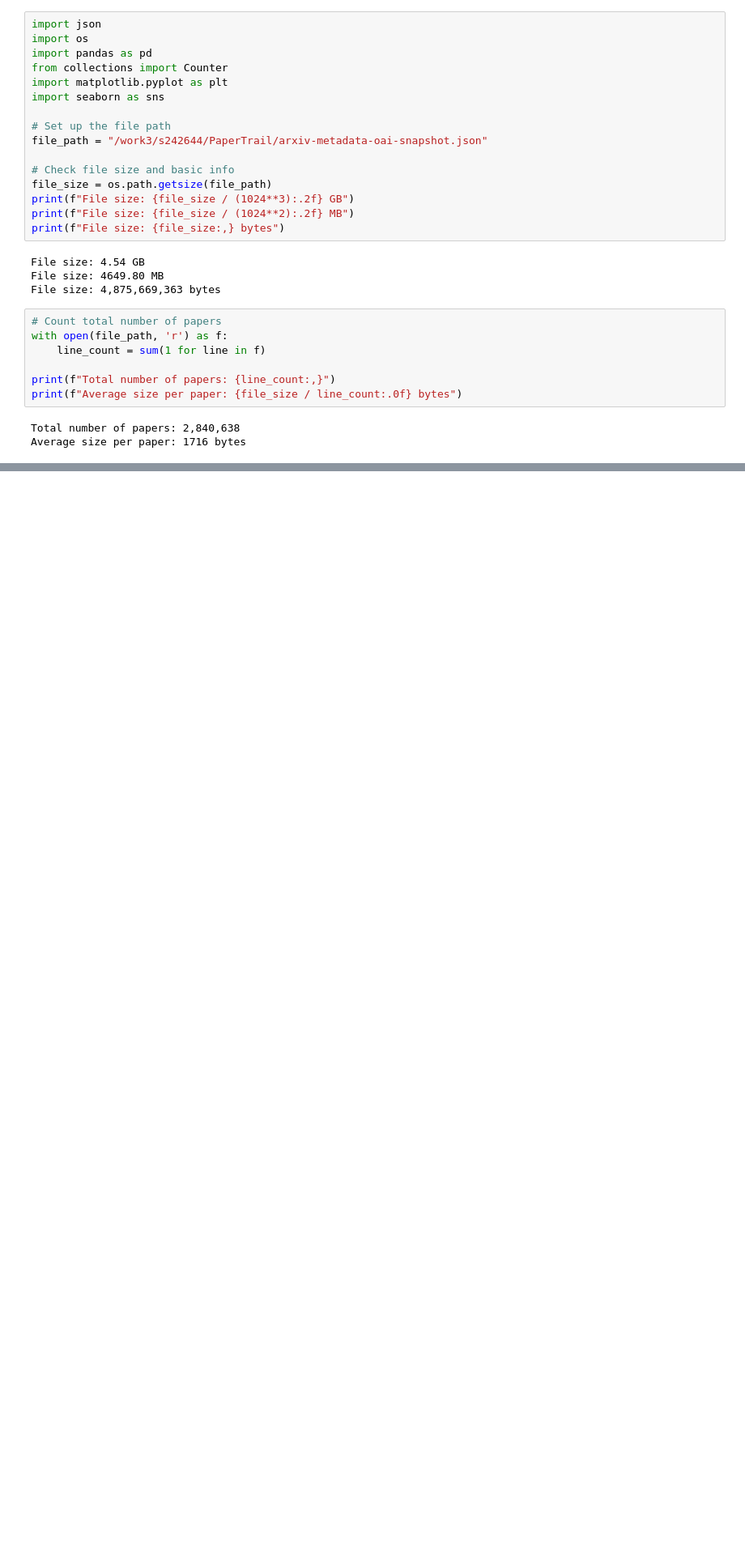
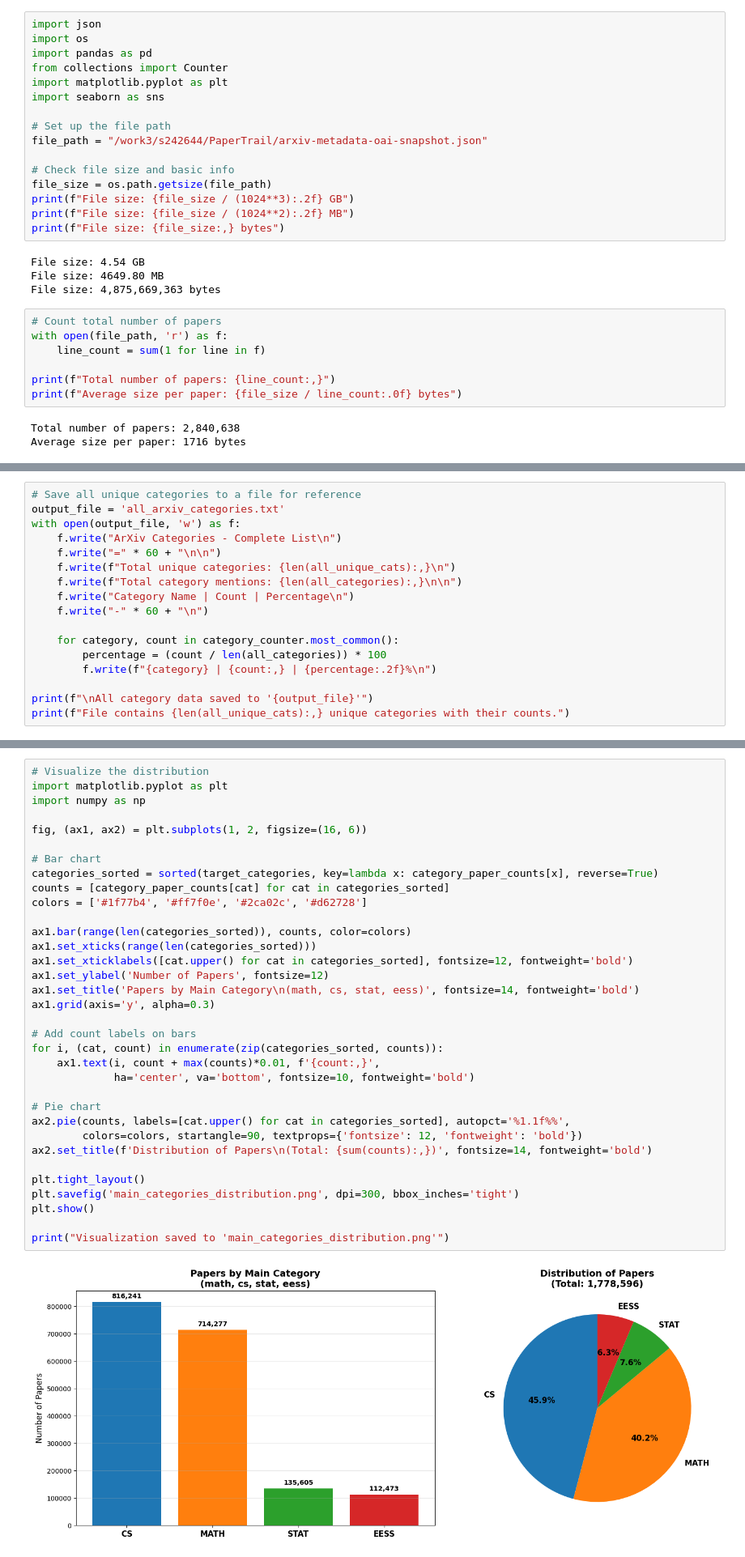
Before and after one commit to xinhuangcs/PaperTrail, a Jupyter notebook: src/preprocess_data/data_analysis.ipynb, the cells around one changed output, grey strips where cells are left out. Shown at 81% size. Cells and saved outputs as stored; diff of their text form; blank space fills up the shorter version.

```diff
--- a/src/preprocess_data/data_analysis.ipynb
+++ b/src/preprocess_data/data_analysis.ipynb
@@ -189,0 +296,17 @@ authors_parsed: [['Pan', 'Hongjun', '']]
+# %%
+# Save all unique categories to a file for reference
+output_file = 'all_arxiv_categories.txt'
+with open(output_file, 'w') as f:
+    f.write("ArXiv Categories - Complete List\n")
+    f.write("=" * 60 + "\n\n")
+    f.write(f"Total unique categories: {len(all_unique_cats):,}\n")
+    f.write(f"Total category mentions: {len(all_categories):,}\n\n")
+    f.write("Category Name | Count | Percentage\n")
+    f.write("-" * 60 + "\n")
+
+    for category, count in category_counter.most_common():
+        percentage = (count / len(all_categories)) * 100
+        f.write(f"{category} | {count:,} | {percentage:.2f}%\n")
+
+print(f"\nAll category data saved to '{output_file}'")
+print(f"File contains {len(all_unique_cats):,} unique categories with their counts.")
@@ -189,0 +470,36 @@ authors_parsed: [['Pan', 'Hongjun', '']]
+# %%
+# Visualize the distribution
+import matplotlib.pyplot as plt
+import numpy as np
+
+fig, (ax1, ax2) = plt.subplots(1, 2, figsize=(16, 6))
+
+# Bar chart
+categories_sorted = sorted(target_categories, key=lambda x: category_paper_counts[x], reverse=True)
+counts = [category_paper_counts[cat] for cat in categories_sorted]
+colors = ['#1f77b4', '#ff7f0e', '#2ca02c', '#d62728']
+
+ax1.bar(range(len(categories_sorted)), counts, color=colors)
+ax1.set_xticks(range(len(categories_sorted)))
+ax1.set_xticklabels([cat.upper() for cat in categories_sorted], fontsize=12, fontweight='bold')
+ax1.set_ylabel('Number of Papers', fontsize=12)
+ax1.set_title('Papers by Main Category\n(math, cs, stat, eess)', fontsize=14, fontweight='bold')
+ax1.grid(axis='y', alpha=0.3)
+
+# Add count labels on bars
+for i, (cat, count) in enumerate(zip(categories_sorted, counts)):
+    ax1.text(i, count + max(counts)*0.01, f'{count:,}',
+             ha='center', va='bottom', fontsize=10, fontweight='bold')
+
+# Pie chart
+ax2.pie(counts, labels=[cat.upper() for cat in categories_sorted], autopct='%1.1f%%',
+        colors=colors, startangle=90, textprops={'fontsize': 12, 'fontweight': 'bold'})
+ax2.set_title(f'Distribution of Papers\n(Total: {sum(counts):,})', fontsize=14, fontweight='bold')
+
+plt.tight_layout()
+plt.savefig('main_categories_distribution.png', dpi=300, bbox_inches='tight')
+plt.show()
+
+print("Visualization saved to 'main_categories_distribution.png'")
+# %% [output]
+[figure, added]
```
Also changed, not shown: parts of 17 cells of this notebook.
